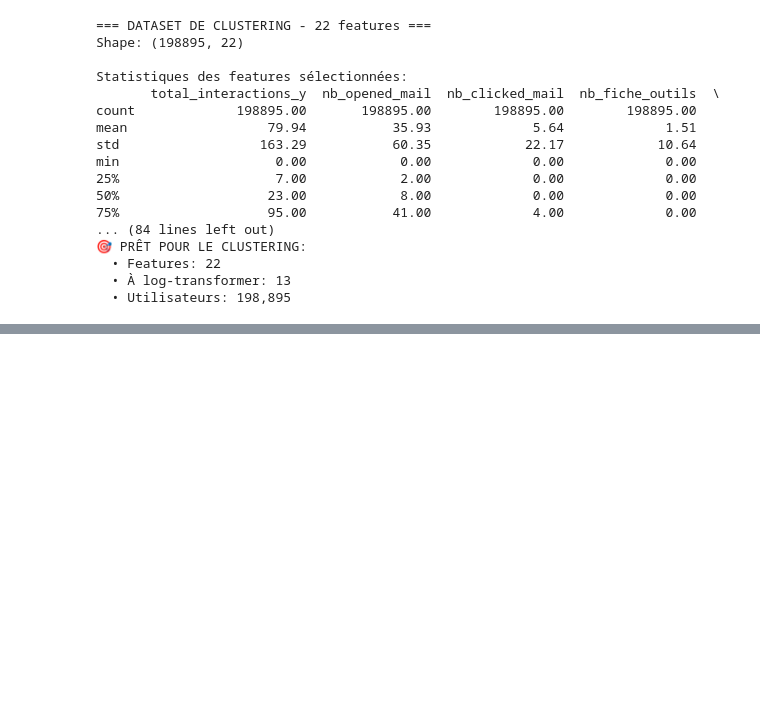
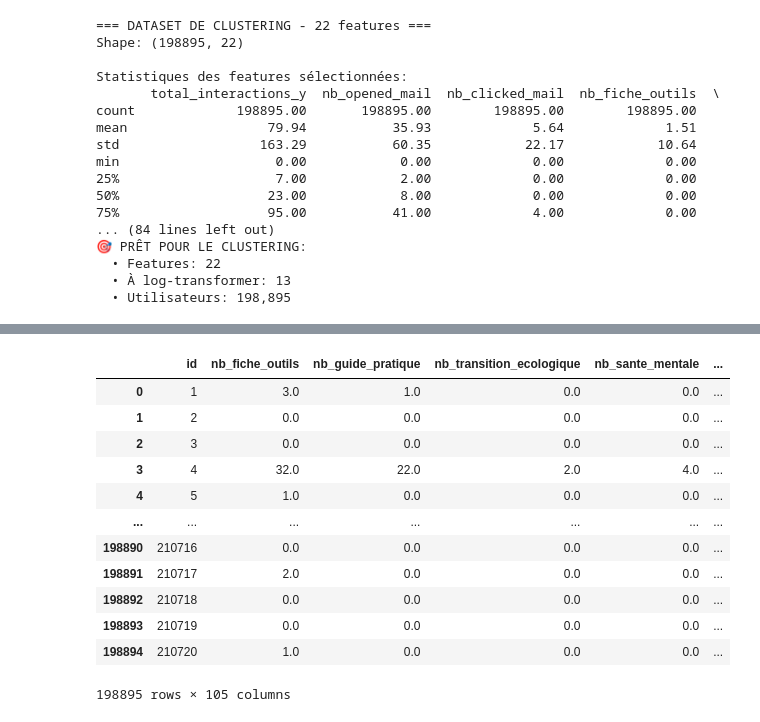
Before and after one commit to ChrisLPH/etreprof_lewagon, a Jupyter notebook: notebooks/Clustering_users.ipynb, the cells around one changed output, grey strips where cells are left out. Drawn from its saved outputs; the diff is of its cells as text; code cells hidden in the pictures; blank space fills up the shorter version.

```diff
--- a/notebooks/Clustering_users.ipynb
+++ b/notebooks/Clustering_users.ipynb
@@ -526,0 +674,16 @@ Testing K=3...
+# %%
+df_ordinal
+# %% [output]
+|  | id | nb_fiche_outils | nb_guide_pratique | nb_transition_ecologique | nb_sante_mentale | ... |
+| 0 | 1 | 3.0 | 1.0 | 0.0 | 0.0 | ... |
+| 1 | 2 | 0.0 | 0.0 | 0.0 | 0.0 | ... |
+| 2 | 3 | 0.0 | 0.0 | 0.0 | 0.0 | ... |
+| 3 | 4 | 32.0 | 22.0 | 2.0 | 4.0 | ... |
+| 4 | 5 | 1.0 | 0.0 | 0.0 | 0.0 | ... |
+| ... | ... | ... | ... | ... | ... | ... |
+| 198890 | 210716 | 0.0 | 0.0 | 0.0 | 0.0 | ... |
+| 198891 | 210717 | 2.0 | 0.0 | 0.0 | 0.0 | ... |
+| 198892 | 210718 | 0.0 | 0.0 | 0.0 | 0.0 | ... |
+| 198893 | 210719 | 0.0 | 0.0 | 0.0 | 0.0 | ... |
+| 198894 | 210720 | 1.0 | 0.0 | 0.0 | 0.0 | ... |
+198895 rows × 105 columns
```
Also changed, not shown: parts of 16 cells of this notebook, 6 other files.
